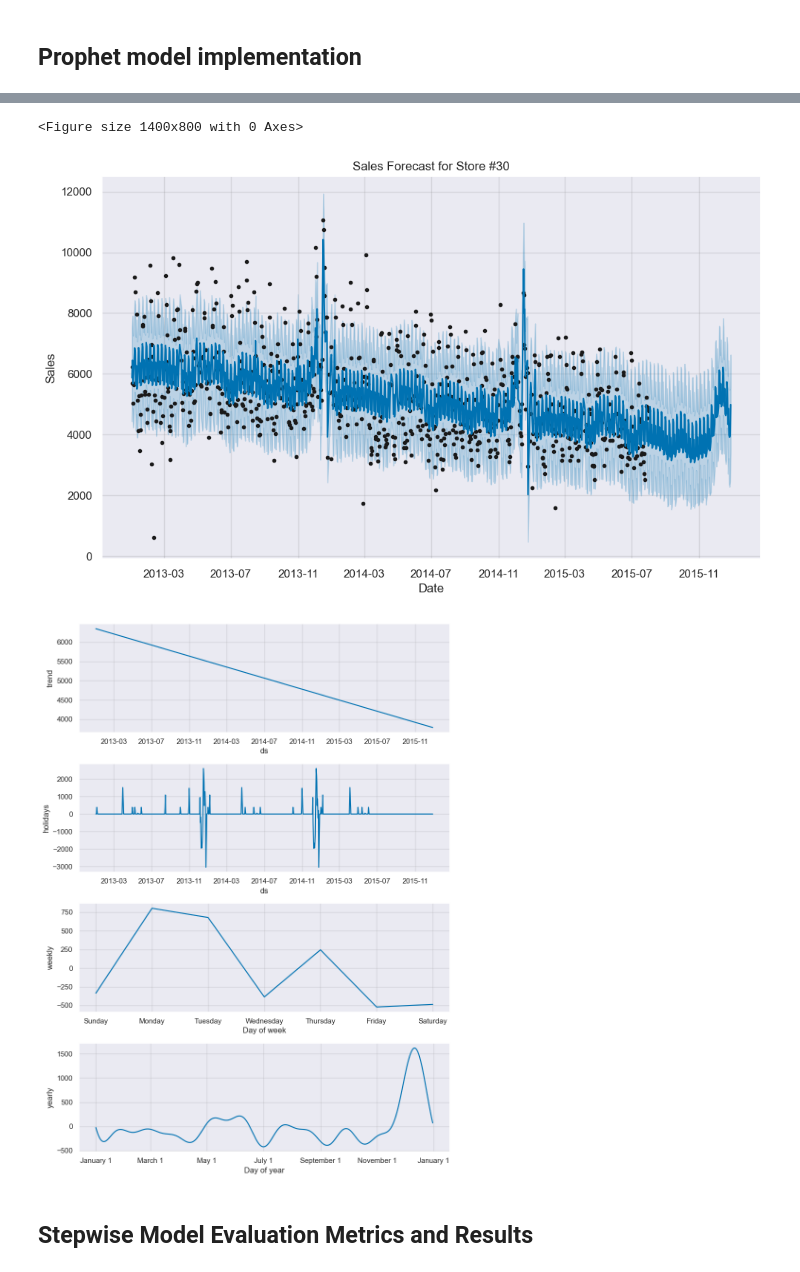
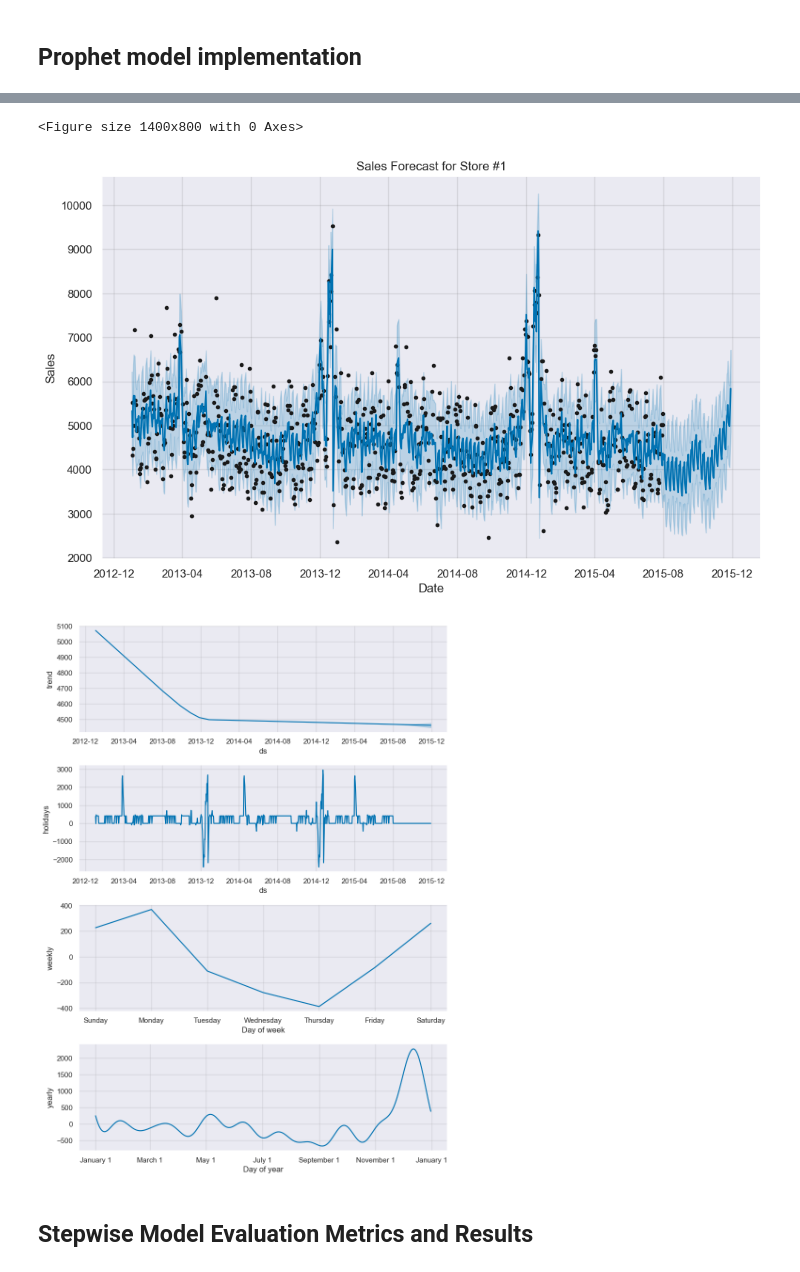
Before and after one commit to Tais19991/Data-Analysis, a Jupyter notebook: Sales_EDA_ANOVA_Prophet/Sales_Prediction_Prophet_Model.ipynb, the cells around one changed output, grey strips where cells are left out. Drawn from its saved outputs; the diff is of its cells as text; code cells hidden in the pictures.

```diff
--- a/Sales_EDA_ANOVA_Prophet/Sales_Prediction_Prophet_Model.ipynb
+++ b/Sales_EDA_ANOVA_Prophet/Sales_Prediction_Prophet_Model.ipynb
@@ -94,7 +85,8 @@ def store_sales_predictor(
     df: pd.DataFrame,
     holidays: pd.DataFrame = None,
     prediction_period: int = 100,
-    n_splits: int = 3,
+    n_test_splits: int = 3,
+    test_size: int = 60,
     **model_params
 ):
     """
@@ -128,7 +120,7 @@ def store_sales_predictor(
     last_test_set = None
 
     # TimeSeriesSplit for cross-validation
-    tscv = TimeSeriesSplit(n_splits=n_splits, test_size=90, gap=0)
+    tscv = TimeSeriesSplit(n_splits=n_test_splits, test_size=test_size, gap=0)
     split_number = 1
 
     for train_index, test_index in tscv.split(store_df):
@@ -156,8 +148,8 @@ def store_sales_predictor(
 
         current_metrics = pd.DataFrame({
             'test_step': [split_number],
-            'data_start': [predictions['ds'].iloc[0]],
-            'data_end': [predictions['ds'].iloc[-1]],
+            'data_start': [predictions['ds'].min()],
+            'data_end': [predictions['ds'].max()],
             'test_batch_size': [len(test)],
             'MSE': [mse],
             'MAE': [mae],
@@ -223,12 +251,39 @@ def plot_metrics(all_metrics: object):
 ## Prophet model implementation
 # %%
 # Choose parameters for model - StoreID (from 1 to 1115) and Prediction period
-STORE_ID = 30
-PREDICTION_PERIOD = 150
+STORE_ID = 1
+PREDICTION_PERIOD = 120
+# %%
+# Before proceeding with the analysis, let's determine if the store participated in the Promo2 campaign, identify the months
+# when the promotions started, and add this information to the HOLIDAYS table with lower_window == 0 and upper_window set to 20 or 30.
+
+store_df = df[df["Store"] == STORE_ID]
+PROMO_LOWER_WINDOW = 0
+PROMO_UPPER_WINDOW = 60
+
+if (store_df['Promo2'] == 1).any():
+    # Extract unique months and years
+    month_list = list(set(store_df['PromoStartMonth1'].dropna().unique()) |
+                      set(store_df['PromoStartMonth2'].dropna().unique()) |
+                      set(store_df['PromoStartMonth3'].dropna().unique()) |
+                      set(store_df['PromoStartMonth4'].dropna().unique()))
+
+    year_list = list(store_df['Year'].unique())
+
+    for month in month_list:
+        for year in year_list:
+            promo_start_date = pd.to_datetime(f'{year}-{int(month)}-01')
+
+            # Check if the date is within the valid range
+            if store_df['Date'].min() < promo_start_date < store_df['Date'].max():
+                new_data = pd.DataFrame([{'holiday': 'Promo2','ds': promo_start_date,'lower_window': PROMO_LOWER_WINDOW , 'upper_window': PROMO_UPPER_WINDOW}])
+                HOLIDAYS = pd.concat([HOLIDAYS, new_data], ignore_index=True)
 # %%
 # Model
 predictions, metrics, forecast, train, test = store_sales_predictor(Store_ID=STORE_ID,
                                                                     df=df_sorted,
                                                                     holidays=HOLIDAYS,
-                                                                    prediction_period=PREDICTION_PERIOD)
+                                                                    prediction_period=PREDICTION_PERIOD,
+                                                                    n_test_splits = 3,
+                                                                    test_size = 60)
 # %% [output]
@@ -243,6 +298,6 @@ predictions, metrics, forecast, train, test = store_sales_predictor(Store_ID=STO
 <Figure size 1400x800 with 0 Axes>
-[figure, old version]
+[figure, new version]
-[figure, old version]
+[figure, new version]
 # %% [markdown]
 ## Stepwise Model Evaluation Metrics and Results
 # %%
```
Also changed, not shown: parts of 23 cells of this notebook.
